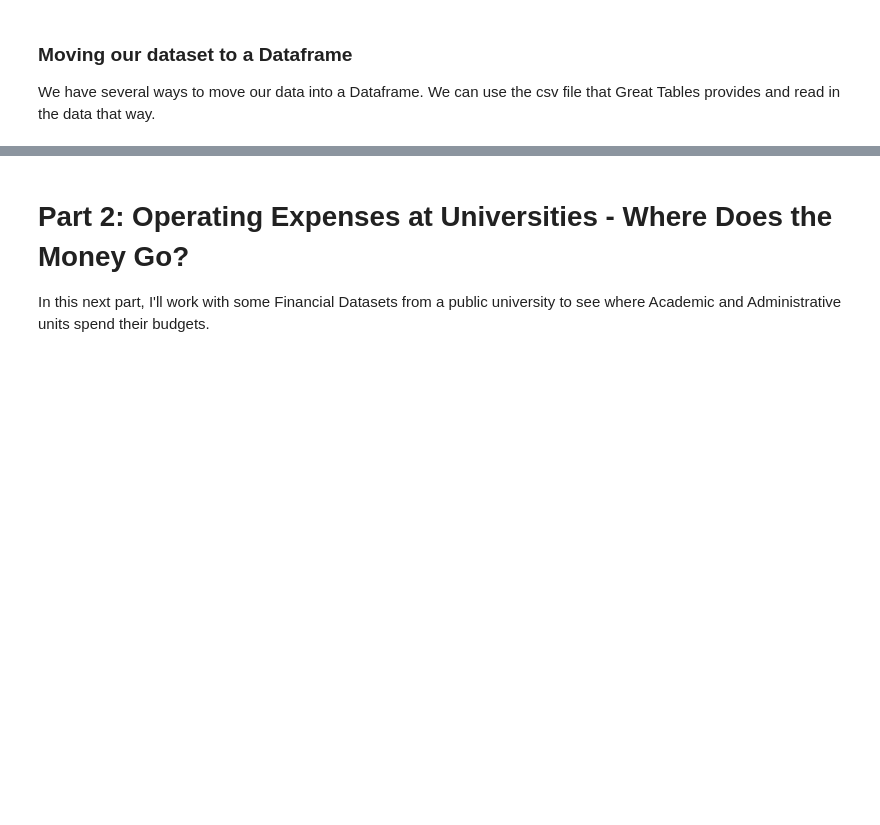
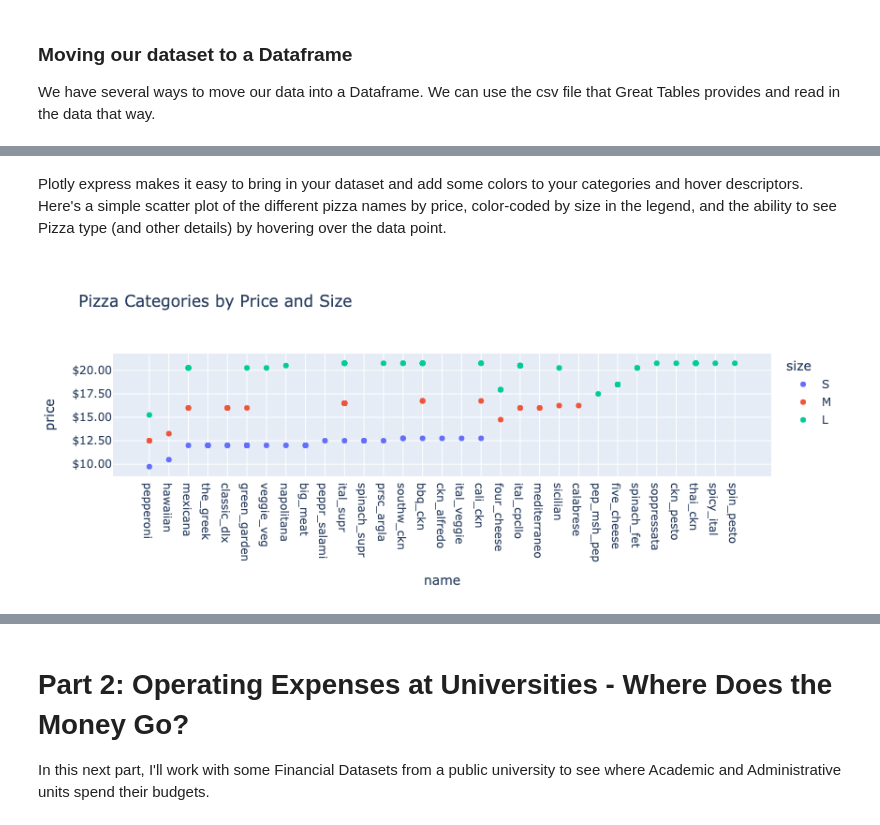
Before and after one commit to JulesU/data_viz, a Jupyter notebook: notebooks/input/mod5_dataviz.ipynb, the cells around one changed output, grey strips where cells are left out. Drawn from its saved outputs; the diff is of its cells as text; code cells hidden in the pictures; blank space fills up the shorter version.

```diff
--- a/notebooks/input/mod5_dataviz.ipynb
+++ b/notebooks/input/mod5_dataviz.ipynb
@@ -293,0 +431,20 @@ READ UP ON DASH!!
+# %% [markdown]
+Plotly express makes it easy to bring in your dataset and add some colors to your categories and hover descriptors. Here's a simple scatter plot of the different pizza names by price, color-coded by
+size in the legend, and the ability to see Pizza type (and other details) by hovering over the data point.
+# %%
+# Scatter plot
+# First sort the DataFrame by price (ascending)
+df_sorted = df_pizza_mini.sort_values(by='price', ascending=True)
+
+fig = px.scatter(df_sorted,
+                x='name',
+                y='price',
+                hover_name='type',
+                color='size',
+                title='Pizza Categories by Price and Size'
+                )
+fig.update_layout(yaxis=dict(dtick=2.5))
+fig.update_layout(yaxis_tickprefix = '$', yaxis_tickformat = ',.2f')
+fig.show()
+# %% [output]
+[figure, added]
```
Also changed, not shown: parts of 121 cells of this notebook, 2 other files.
